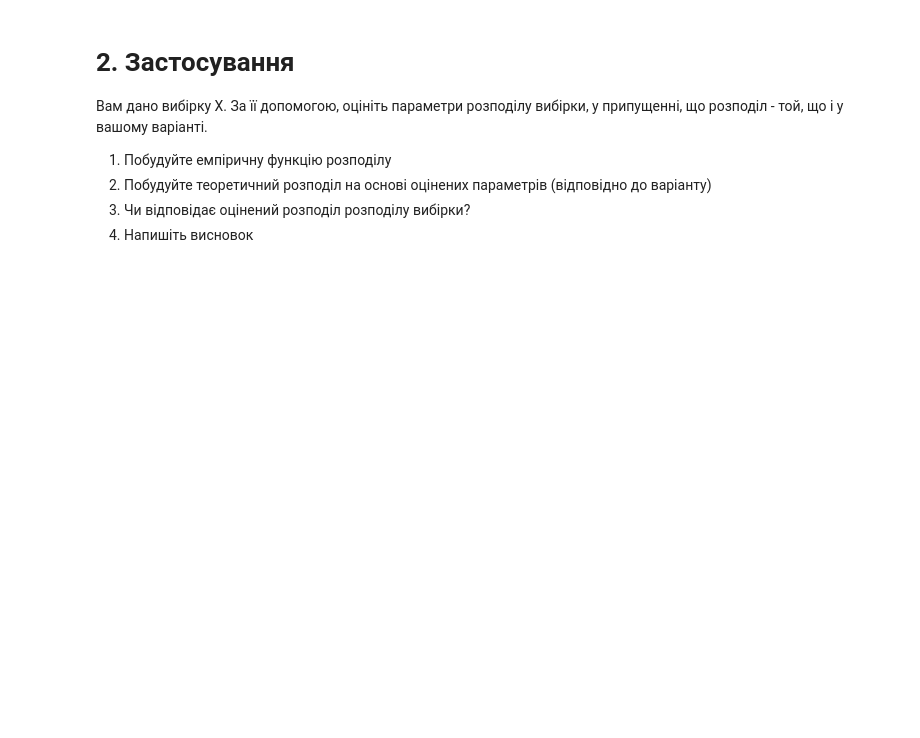
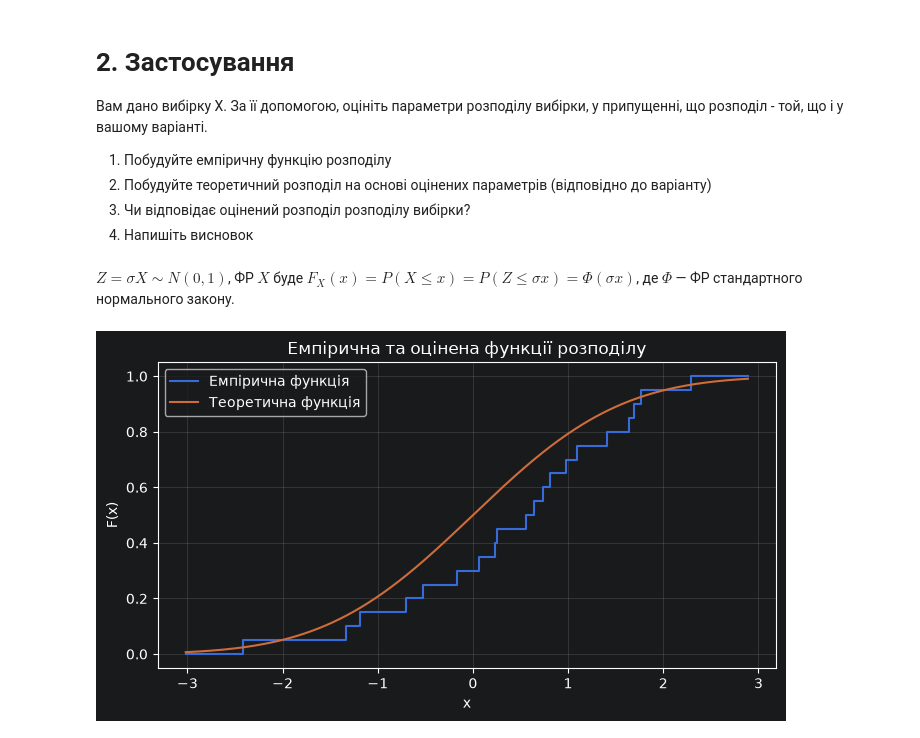
Before and after one commit to Mikhailo-Dzham/CompStat, a Jupyter notebook: Lab_2.ipynb, the cells around one changed output. Drawn from its saved outputs; the diff is of its cells as text; code cells hidden in the pictures; blank space fills up the shorter version.

```diff
--- a/Lab_2.ipynb
+++ b/Lab_2.ipynb
@@ -84,6 +136,36 @@ mean(X^2) = 1.496493
 2. Побудуйте теоретичний розподіл на основі оцінених параметрів (відповідно до варіанту)
 3. Чи відповідає оцінений розподіл розподілу вибірки?
 4. Напишіть висновок
+# %% [markdown]
+$Z=\sigma X\sim N(0,1)$, ФР $X$ буде $F_X(x)=P(X\le x)=P(Z\le\sigma x)=\Phi(\sigma x)$, де $\Phi$ — ФР стандартного нормального закону.
+# %%
+import matplotlib.pyplot as plt
+from scipy.stats import norm
+
+sigma_hat = sigma_ml
+x_sorted = np.sort(X)
+# Межі графіка трохи ширші за межі вибірки
+grid = np.linspace(min(X) - 0.6, max(X) + 0.6, 500)
+
+# Емпірична функція розподілу
+x_ecdf = np.r_[grid[0], x_sorted, grid[-1]]
+y_ecdf = np.r_[0, np.arange(1, n + 1) / n, 1]
+
+# Теоретична функція розподілу N(0, 1 / sigma_hat^2)
+y_theory = norm.cdf(grid, loc=0, scale=1 / sigma_hat)
+
+plt.figure(figsize=(7, 4))
+plt.step(x_ecdf, y_ecdf, where="post", label="Емпірична функція")
+plt.plot(grid, y_theory, label="Теоретична функція")
+plt.xlabel("x")
+plt.ylabel("F(x)")
+plt.title("Емпірична та оцінена функції розподілу")
+plt.grid(alpha=0.25)
+plt.legend()
+plt.tight_layout()
+plt.show()
+# %% [output]
+[figure, added]
 # %%
 import numpy as np
 X = np.array([ 0.06704377, -1.18488209,  0.56093463,  2.28920627, -0.52843351,
```
Also changed, not shown: parts of 2 cells of this notebook.
